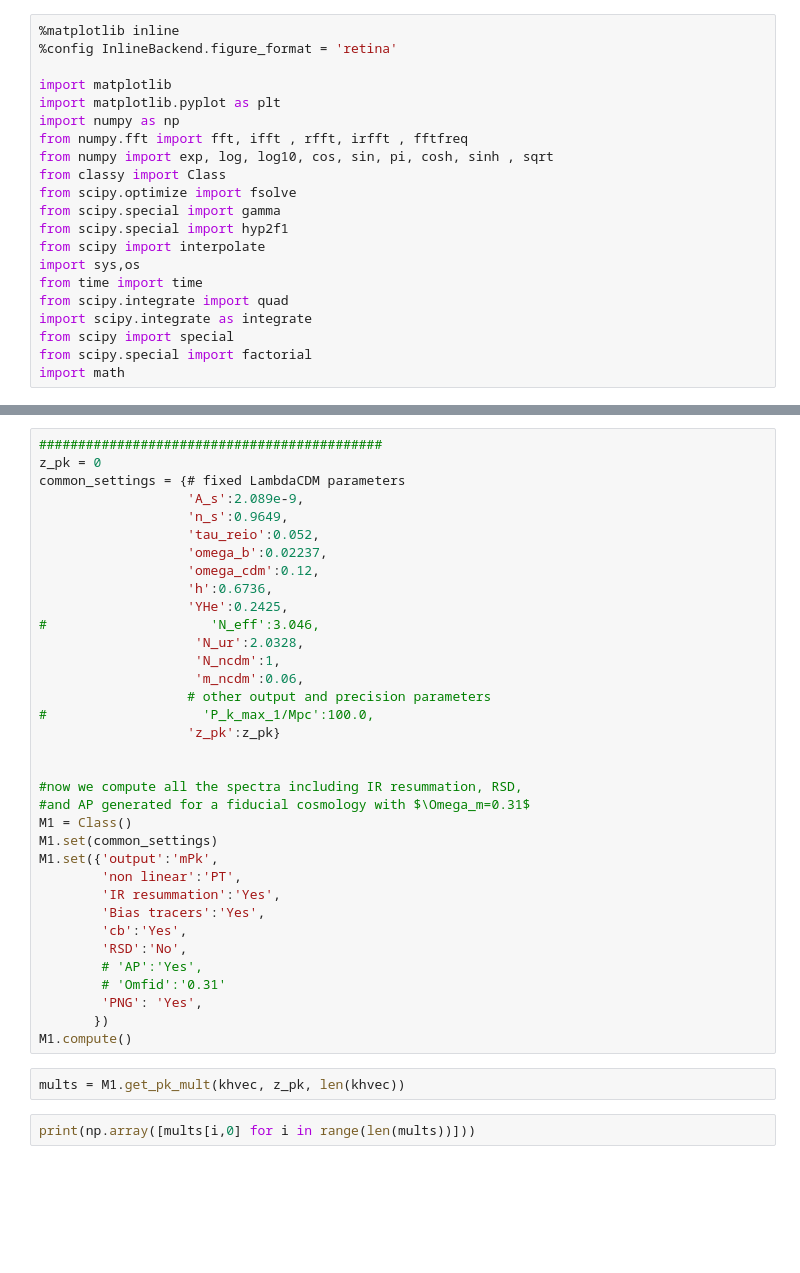
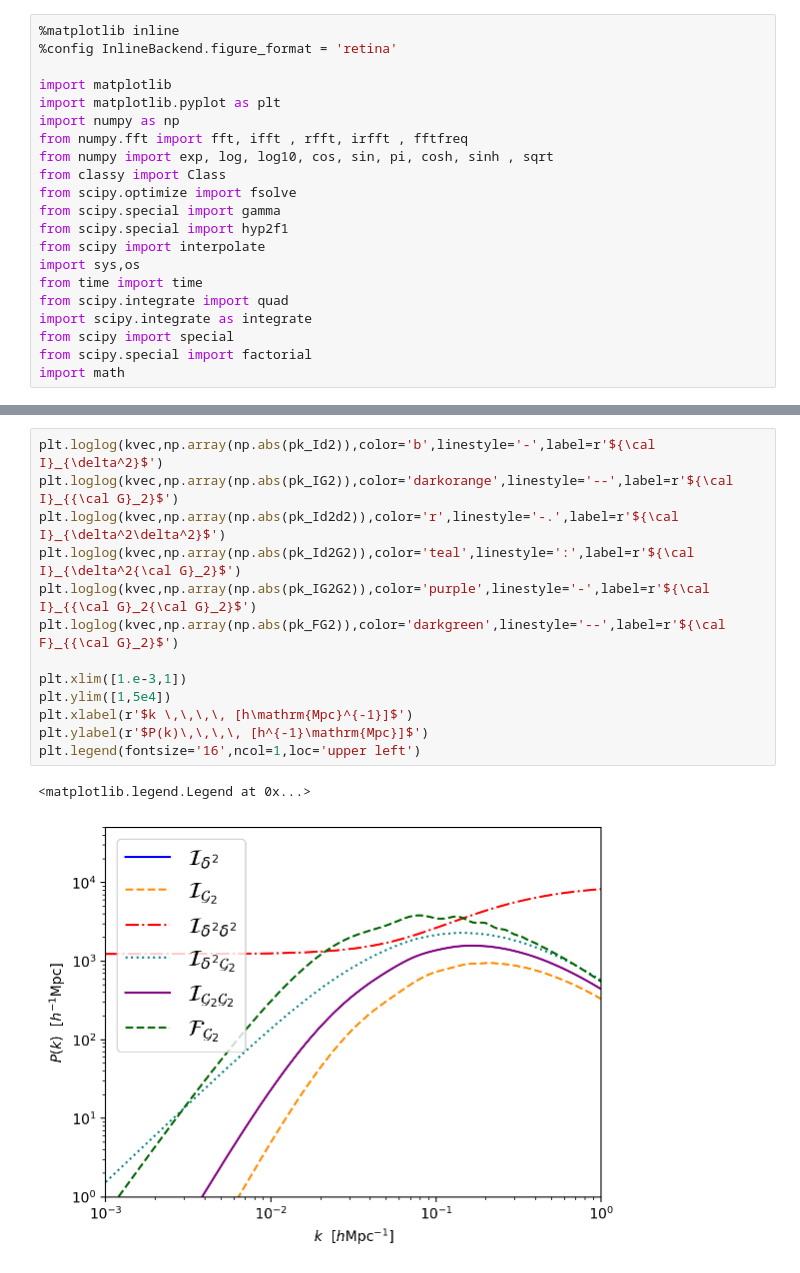
Before and after one commit to ys-yap/CLASS-PT, a Jupyter notebook: notebooks/Untitled.ipynb, the cells around one changed output, grey strips where cells are left out. Drawn from its saved outputs; the diff is of its cells as text; blank space fills up the shorter version.

```diff
--- a/notebooks/Untitled.ipynb
+++ b/notebooks/Untitled.ipynb
@@ -133,39 +157,16 @@ np.unique(mults_vals,return_index=True)
-# %%
-############################################
-z_pk = 0
-common_settings = {# fixed LambdaCDM parameters
-                   'A_s':2.089e-9,
-                   'n_s':0.9649,
-                   'tau_reio':0.052,
-                   'omega_b':0.02237,
-                   'omega_cdm':0.12,
-                   'h':0.6736,
-                   'YHe':0.2425,
-#                     'N_eff':3.046,
-                    'N_ur':2.0328,
-                    'N_ncdm':1,
-                    'm_ncdm':0.06,
-                   # other output and precision parameters
-#                    'P_k_max_1/Mpc':100.0,
-                   'z_pk':z_pk}
-
-
-#now we compute all the spectra including IR resummation, RSD,
-#and AP generated for a fiducial cosmology with $\Omega_m=0.31$
-M1 = Class()
-M1.set(common_settings)
-M1.set({'output':'mPk',
-        'non linear':'PT',
-        'IR resummation':'Yes',
-        'Bias tracers':'Yes',
-        'cb':'Yes',
-        'RSD':'No',
-        # 'AP':'Yes',
-        # 'Omfid':'0.31'
-        'PNG': 'Yes',
-       })
-M1.compute()
-# %%
-mults = M1.get_pk_mult(khvec, z_pk, len(khvec))
-# %%
-print(np.array([mults[i,0] for i in range(len(mults))]))
+# %%
+plt.loglog(kvec,np.array(np.abs(pk_Id2)),color='b',linestyle='-',label=r'${\cal I}_{\delta^2}$')
+plt.loglog(kvec,np.array(np.abs(pk_IG2)),color='darkorange',linestyle='--',label=r'${\cal I}_{{\cal G}_2}$')
+plt.loglog(kvec,np.array(np.abs(pk_Id2d2)),color='r',linestyle='-.',label=r'${\cal I}_{\delta^2\delta^2}$')
+plt.loglog(kvec,np.array(np.abs(pk_Id2G2)),color='teal',linestyle=':',label=r'${\cal I}_{\delta^2{\cal G}_2}$')
+plt.loglog(kvec,np.array(np.abs(pk_IG2G2)),color='purple',linestyle='-',label=r'${\cal I}_{{\cal G}_2{\cal G}_2}$')
+plt.loglog(kvec,np.array(np.abs(pk_FG2)),color='darkgreen',linestyle='--',label=r'${\cal F}_{{\cal G}_2}$')
+
+plt.xlim([1.e-3,1])
+plt.ylim([1,5e4])
+plt.xlabel(r'$k \,\,\,\, [h\mathrm{Mpc}^{-1}]$')
+plt.ylabel(r'$P(k)\,\,\,\, [h^{-1}\mathrm{Mpc}]$')
+plt.legend(fontsize='16',ncol=1,loc='upper left')
+# %% [output]
+<matplotlib.legend.Legend at 0x...>
+[figure, added]
```
Also changed, not shown: parts of 7 cells of this notebook, 9 other files.
